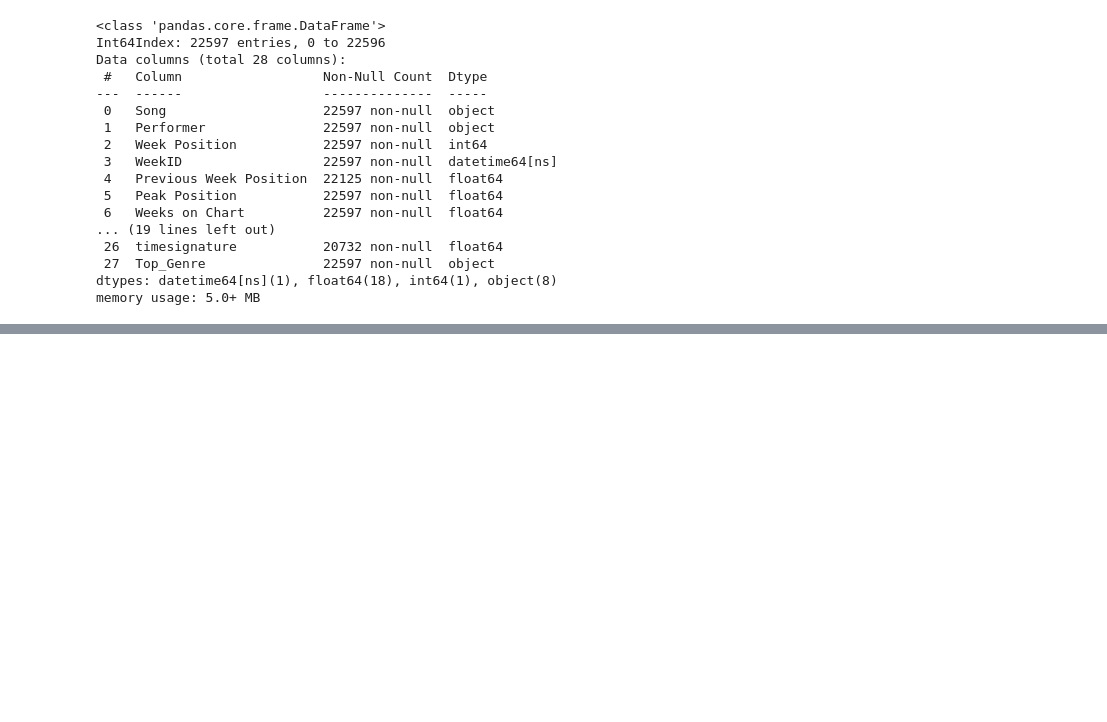
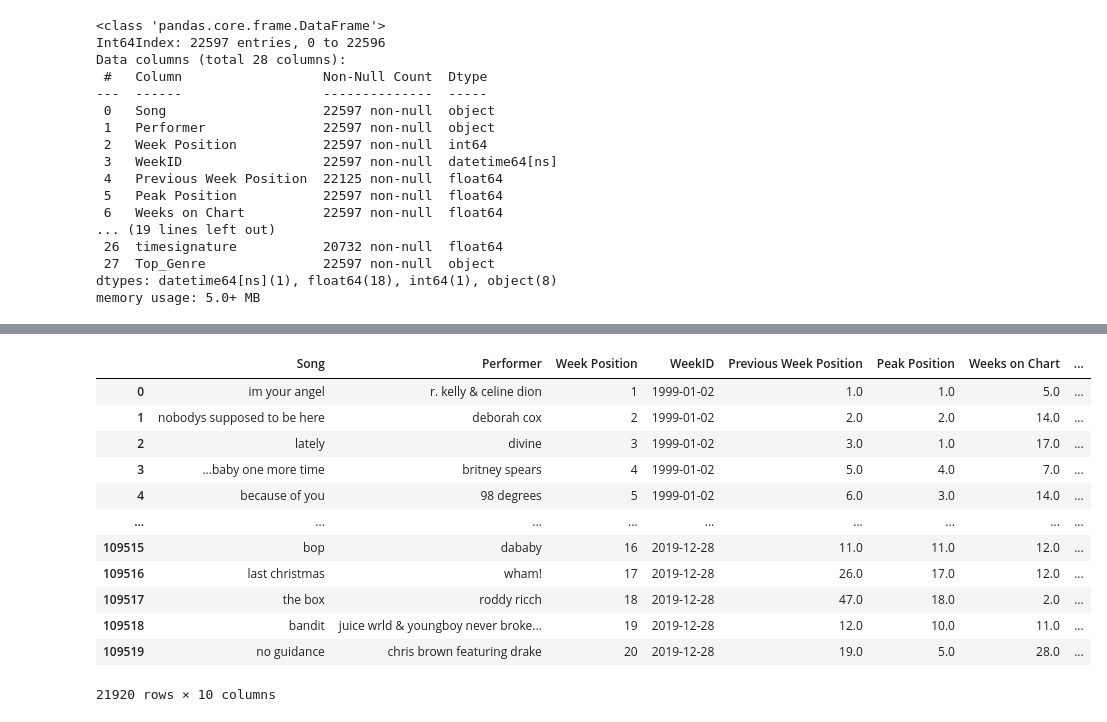
Before and after one commit to kyle-rgb/Spotify_Project, a Jupyter notebook: notebooks/DataTransformation.ipynb, the cells around one changed output, grey strips where cells are left out. Saved outputs shown, nothing was run; the diff lists cells and outputs as text; code cells hidden in the pictures; blank space fills up the shorter version.

```diff
--- a/notebooks/DataTransformation.ipynb
+++ b/notebooks/DataTransformation.ipynb
@@ -1132,0 +1489,16 @@ missing_songs = {7: ["6u5flhVFxKZrl9AApvf2SL", "2001-07-24"],
+# %%
+top20_df_orig
+# %% [output]
+|  | Song | Performer | Week Position | WeekID | Previous Week Position | Peak Position | Weeks on Chart | ... |
+| 0 | im your angel | r. kelly & celine dion | 1 | 1999-01-02 | 1.0 | 1.0 | 5.0 | ... |
+| 1 | nobodys supposed to be here | deborah cox | 2 | 1999-01-02 | 2.0 | 2.0 | 14.0 | ... |
+| 2 | lately | divine | 3 | 1999-01-02 | 3.0 | 1.0 | 17.0 | ... |
+| 3 | ...baby one more time | britney spears | 4 | 1999-01-02 | 5.0 | 4.0 | 7.0 | ... |
+| 4 | because of you | 98 degrees | 5 | 1999-01-02 | 6.0 | 3.0 | 14.0 | ... |
+| ... | ... | ... | ... | ... | ... | ... | ... | ... |
+| 109515 | bop | dababy | 16 | 2019-12-28 | 11.0 | 11.0 | 12.0 | ... |
+| 109516 | last christmas | wham! | 17 | 2019-12-28 | 26.0 | 17.0 | 12.0 | ... |
+| 109517 | the box | roddy ricch | 18 | 2019-12-28 | 47.0 | 18.0 | 2.0 | ... |
+| 109518 | bandit | juice wrld & youngboy never broke... | 19 | 2019-12-28 | 12.0 | 10.0 | 11.0 | ... |
+| 109519 | no guidance | chris brown featuring drake | 20 | 2019-12-28 | 19.0 | 5.0 | 28.0 | ... |
+21920 rows × 10 columns
```
Also changed, not shown: parts of 36 cells of this notebook.
